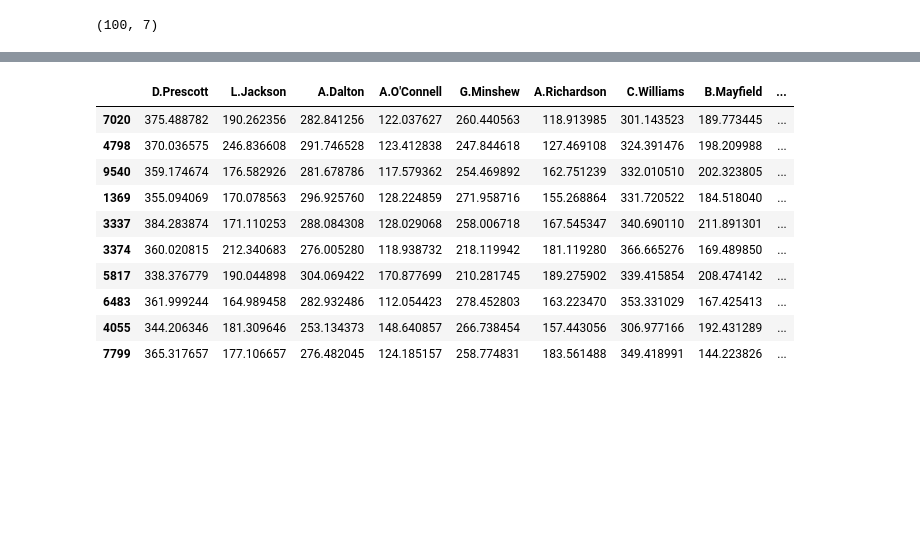
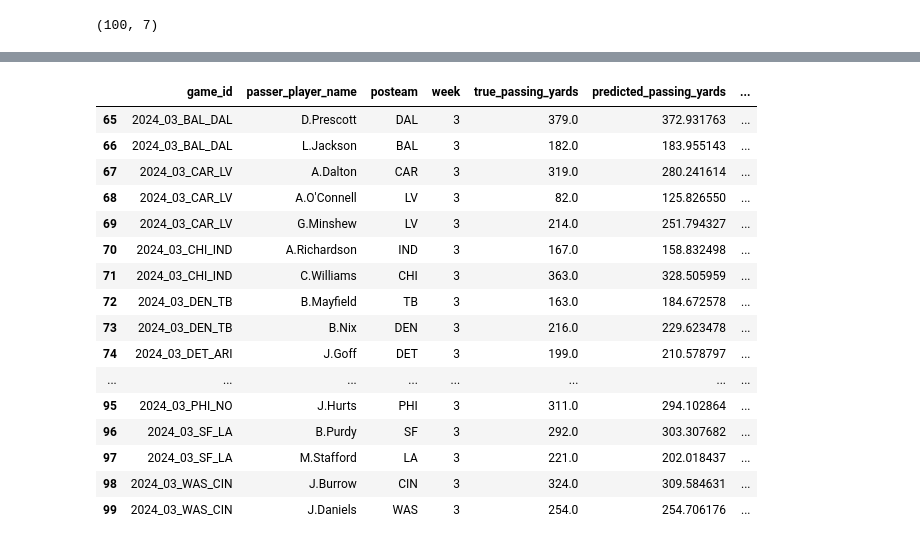
Before and after one commit to bhuggard/CheckTheCover, a Jupyter notebook: sandbox.ipynb, the cells around one changed output, grey strips where cells are left out. Saved outputs shown, nothing was run; the diff lists cells and outputs as text; code cells hidden in the pictures; blank space fills up the shorter version.

```diff
--- a/sandbox.ipynb
+++ b/sandbox.ipynb
@@ -647,33 +653,27 @@ def simulate_weekly_passing_yards(df, num_simulations=10000):
 # %%
 # Filter the DataFrame for the most recent week
 most_recent_week = pred_df['week'].max()
 recent_week_df = pred_df[pred_df['week'] == most_recent_week]
+
+recent_week_df
+# %% [output]
+|  | game_id | passer_player_name | posteam | week | true_passing_yards | predicted_passing_yards | ... |
+| 65 | 2024_03_BAL_DAL | D.Prescott | DAL | 3 | 379.0 | 372.931763 | ... |
+| 66 | 2024_03_BAL_DAL | L.Jackson | BAL | 3 | 182.0 | 183.955143 | ... |
+| 67 | 2024_03_CAR_LV | A.Dalton | CAR | 3 | 319.0 | 280.241614 | ... |
+| 68 | 2024_03_CAR_LV | A.O'Connell | LV | 3 | 82.0 | 125.826550 | ... |
+| 69 | 2024_03_CAR_LV | G.Minshew | LV | 3 | 214.0 | 251.794327 | ... |
+| 70 | 2024_03_CHI_IND | A.Richardson | IND | 3 | 167.0 | 158.832498 | ... |
+| 71 | 2024_03_CHI_IND | C.Williams | CHI | 3 | 363.0 | 328.505959 | ... |
+| 72 | 2024_03_DEN_TB | B.Mayfield | TB | 3 | 163.0 | 184.672578 | ... |
+| 73 | 2024_03_DEN_TB | B.Nix | DEN | 3 | 216.0 | 229.623478 | ... |
+| 74 | 2024_03_DET_ARI | J.Goff | DET | 3 | 199.0 | 210.578797 | ... |
+| ... | ... | ... | ... | ... | ... | ... | ... |
+| 95 | 2024_03_PHI_NO | J.Hurts | PHI | 3 | 311.0 | 294.102864 | ... |
+| 96 | 2024_03_SF_LA | B.Purdy | SF | 3 | 292.0 | 303.307682 | ... |
+| 97 | 2024_03_SF_LA | M.Stafford | LA | 3 | 221.0 | 202.018437 | ... |
+| 98 | 2024_03_WAS_CIN | J.Burrow | CIN | 3 | 324.0 | 309.584631 | ... |
+| 99 | 2024_03_WAS_CIN | J.Daniels | WAS | 3 | 254.0 | 254.706176 | ... |
-# %%
-    # Run simulations for all QBs
-    num_simulations = 10000  # Number of simulations per QB
-    simulated_df = simulate_weekly_passing_yards(recent_week_df, num_simulations)
-
-
-    # # Optional: Visualize the results for a specific QB (e.g., P.Mahomes)
-    # plt.hist(simulated_df['P.Mahomes'], bins=30, density=True, alpha=0.6, color='blue')
-    # plt.title('Simulated Passing Yards for P.Mahomes')
-    # plt.xlabel('Passing Yards')
-    # plt.ylabel('Density')
-    # plt.show()
-
-    simulated_df.sample(10)
-# %% [output]
-|  | D.Prescott | L.Jackson | A.Dalton | A.O'Connell | G.Minshew | A.Richardson | C.Williams | B.Mayfield | ... |
-| 7020 | 375.488782 | 190.262356 | 282.841256 | 122.037627 | 260.440563 | 118.913985 | 301.143523 | 189.773445 | ... |
-| 4798 | 370.036575 | 246.836608 | 291.746528 | 123.412838 | 247.844618 | 127.469108 | 324.391476 | 198.209988 | ... |
-| 9540 | 359.174674 | 176.582926 | 281.678786 | 117.579362 | 254.469892 | 162.751239 | 332.010510 | 202.323805 | ... |
-| 1369 | 355.094069 | 170.078563 | 296.925760 | 128.224859 | 271.958716 | 155.268864 | 331.720522 | 184.518040 | ... |
-| 3337 | 384.283874 | 171.110253 | 288.084308 | 128.029068 | 258.006718 | 167.545347 | 340.690110 | 211.891301 | ... |
-| 3374 | 360.020815 | 212.340683 | 276.005280 | 118.938732 | 218.119942 | 181.119280 | 366.665276 | 169.489850 | ... |
-| 5817 | 338.376779 | 190.044898 | 304.069422 | 170.877699 | 210.281745 | 189.275902 | 339.415854 | 208.474142 | ... |
-| 6483 | 361.999244 | 164.989458 | 282.932486 | 112.054423 | 278.452803 | 163.223470 | 353.331029 | 167.425413 | ... |
-| 4055 | 344.206346 | 181.309646 | 253.134373 | 148.640857 | 266.738454 | 157.443056 | 306.977166 | 192.431289 | ... |
-| 7799 | 365.317657 | 177.106657 | 276.482045 | 124.185157 | 258.774831 | 183.561488 | 349.418991 | 144.223826 | ... |
 # %%
 def map_std_to_df(standard_deviation):
     """
```
Also changed, not shown: parts of 33 cells of this notebook.
